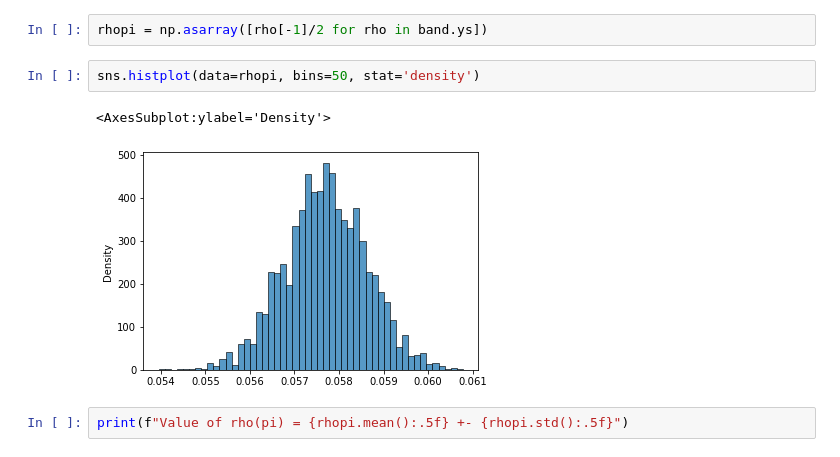
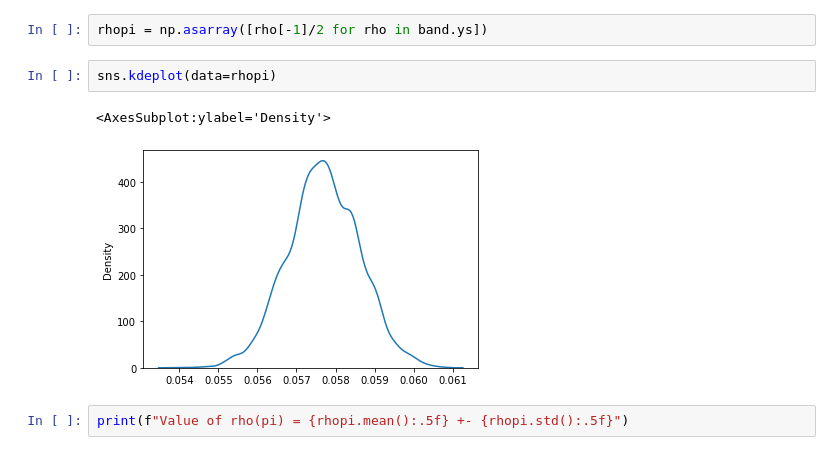
Before and after one commit to erinaldi/pd-potential, a Jupyter notebook: phase-analysis/ultranest_rho.ipynb, the cells around one changed output. Saved outputs shown, nothing was run; the diff lists cells and outputs as text.

```diff
--- a/phase-analysis/ultranest_rho.ipynb
+++ b/phase-analysis/ultranest_rho.ipynb
@@ -341,10 +341,10 @@ Take all the samples at the value of $\pi$ (remember that we saved 2$\rho$ in th
 # %%
 rhopi = np.asarray([rho[-1]/2 for rho in band.ys])
 # %%
-sns.histplot(data=rhopi, bins=50, stat='density')
+sns.kdeplot(data=rhopi)
 # %% [output]
 <AxesSubplot:ylabel='Density'>
-[figure, old version]
+[figure, new version]
 # %%
 print(f"Value of rho(pi) = {rhopi.mean():.5f} +- {rhopi.std():.5f}")
 # %% [output]
```
Also changed, not shown: parts of 2 cells of this notebook.
